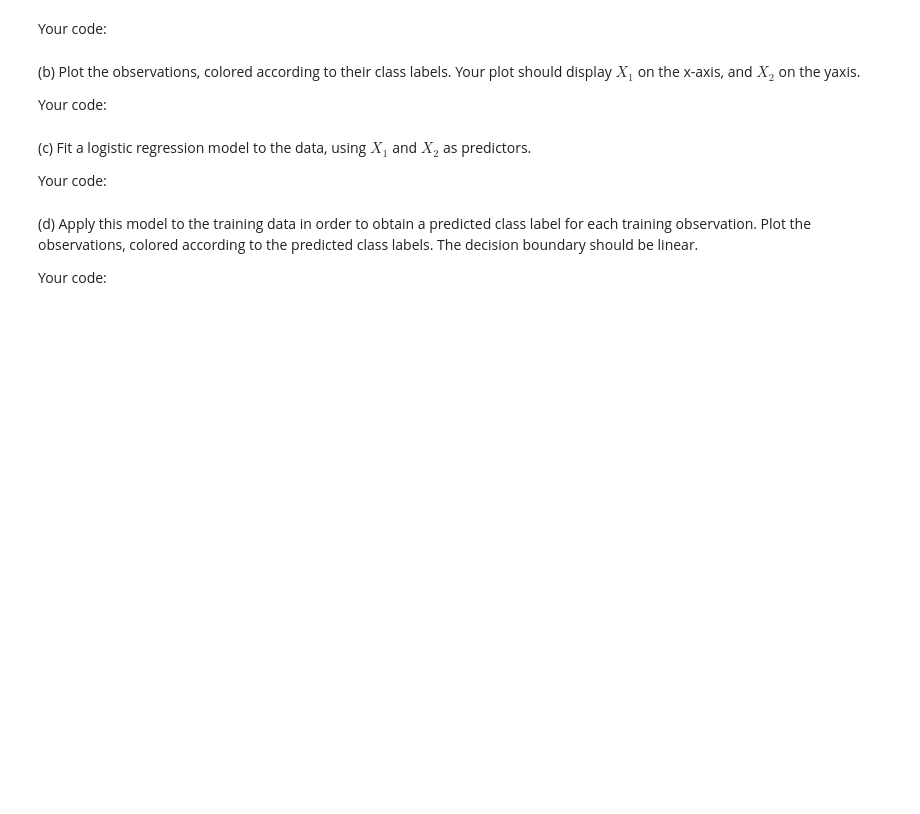
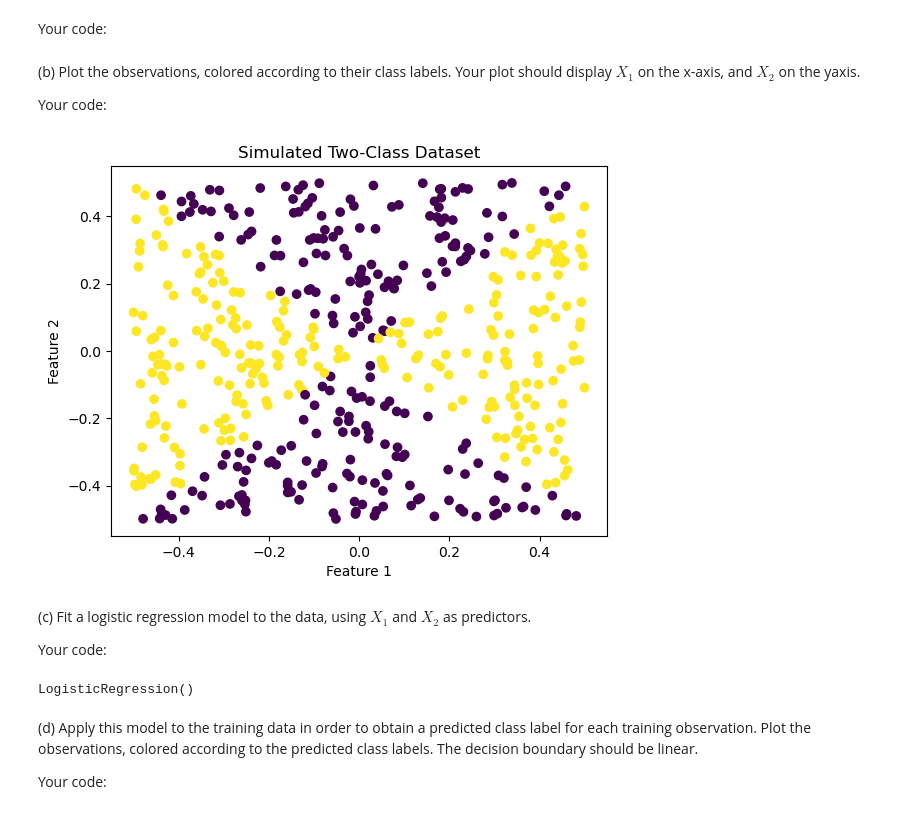
Before and after one commit to BU-MSSP-Classroom/MA679_Spring2024_08_svm-SwaineXiong, a Jupyter notebook: 08_SVM_Python.ipynb, the cells around one changed output. Saved outputs shown, nothing was run; the diff lists cells and outputs as text; code cells hidden in the pictures; blank space fills up the shorter version.

```diff
--- a/08_SVM_Python.ipynb
+++ b/08_SVM_Python.ipynb
@@ -138,3 +219,11 @@ Your code:
+# %%
+plt.scatter(x1, x2, c=y)
+plt.xlabel('Feature 1')
+plt.ylabel('Feature 2')
+plt.title('Simulated Two-Class Dataset')
+plt.show()
+# %% [output]
+[figure, added]
 # %% [markdown]
 (c) Fit a logistic regression model to the data, using $X_1$ and $X_2$ as predictors.
 
@@ -145,3 +233,14 @@ Your code:
+# %%
+from sklearn.linear_model import LogisticRegression
+
+
+logreg = LogisticRegression()
+
+X_train = pd.DataFrame({'x1': x1, 'x2': x2})
+y_train = y
+logreg.fit(X_train, y_train)
+# %% [output]
+LogisticRegression()
 # %% [markdown]
 (d) Apply this model to the training data in order to obtain a predicted class label for each training observation. Plot the observations, colored according to the predicted class labels. The decision boundary should be linear.
 
```
Also changed, not shown: parts of 68 cells of this notebook.
